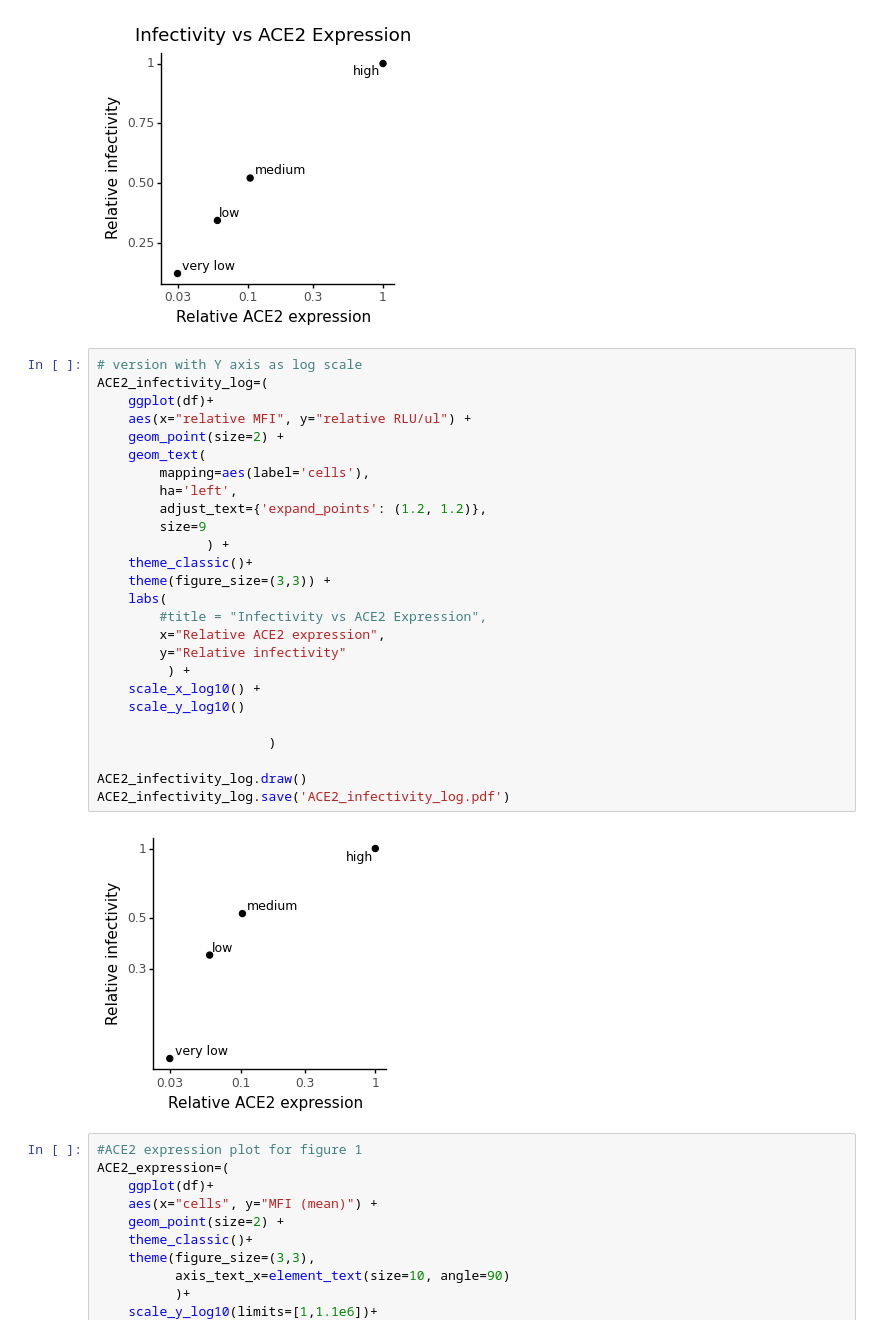
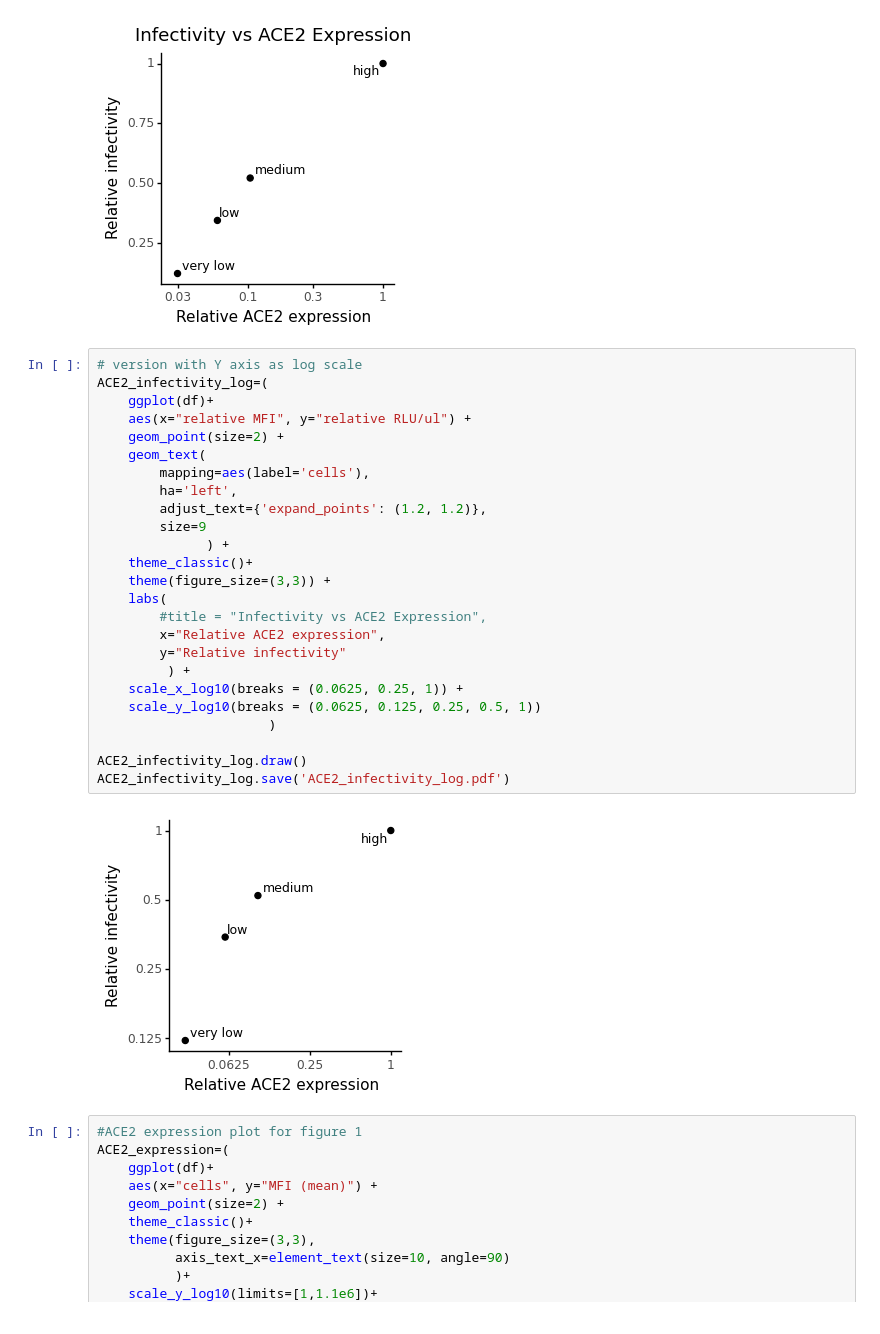
Before and after one commit to jbloomlab/Ace2_expression_neuts, a Jupyter notebook: ACE2_expression_vs_infectivity.ipynb, the cells around one changed output. Saved outputs shown, nothing was run; the diff lists cells and outputs as text.

```diff
--- a/ACE2_expression_vs_infectivity.ipynb
+++ b/ACE2_expression_vs_infectivity.ipynb
@@ -67,31 +67,30 @@ ACE2_infectivity.save('ACE2_infectivity.pdf')
 # %%
 # version with Y axis as log scale
 ACE2_infectivity_log=(
     ggplot(df)+
     aes(x="relative MFI", y="relative RLU/ul") +
     geom_point(size=2) +
     geom_text(
         mapping=aes(label='cells'),
         ha='left',
         adjust_text={'expand_points': (1.2, 1.2)},
         size=9
               ) +
     theme_classic()+
     theme(figure_size=(3,3)) +
     labs(
         #title = "Infectivity vs ACE2 Expression",
         x="Relative ACE2 expression",
         y="Relative infectivity"
          ) +
-    scale_x_log10() +
-    scale_y_log10()
-
+    scale_x_log10(breaks = (0.0625, 0.25, 1)) +
+    scale_y_log10(breaks = (0.0625, 0.125, 0.25, 0.5, 1))
                       )
 
 ACE2_infectivity_log.draw()
 ACE2_infectivity_log.save('ACE2_infectivity_log.pdf')
 # %% [output]
-[figure, old version]
+[figure, new version]
 # %%
 #ACE2 expression plot for figure 1
 ACE2_expression=(
```
Also changed, not shown: 15 other files.
